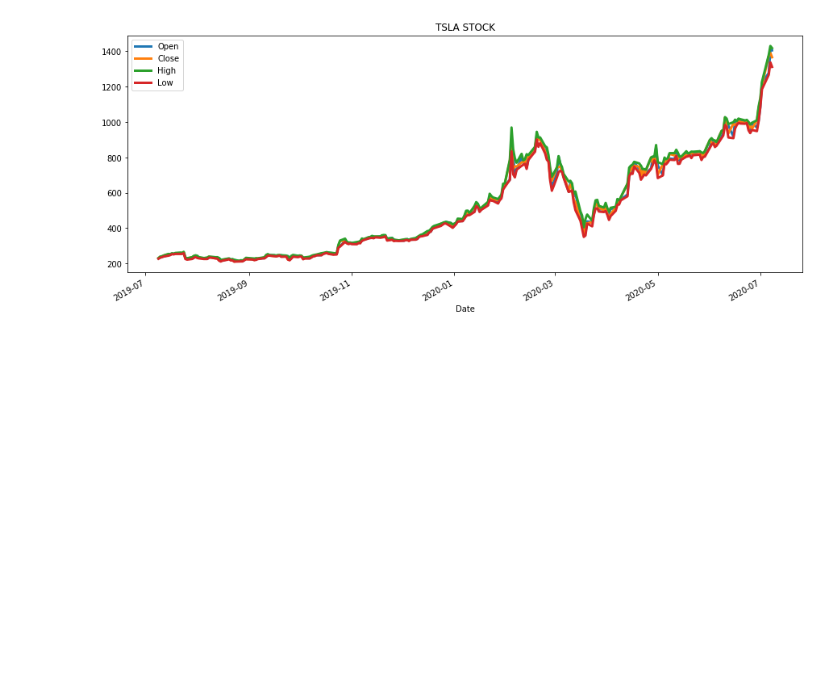
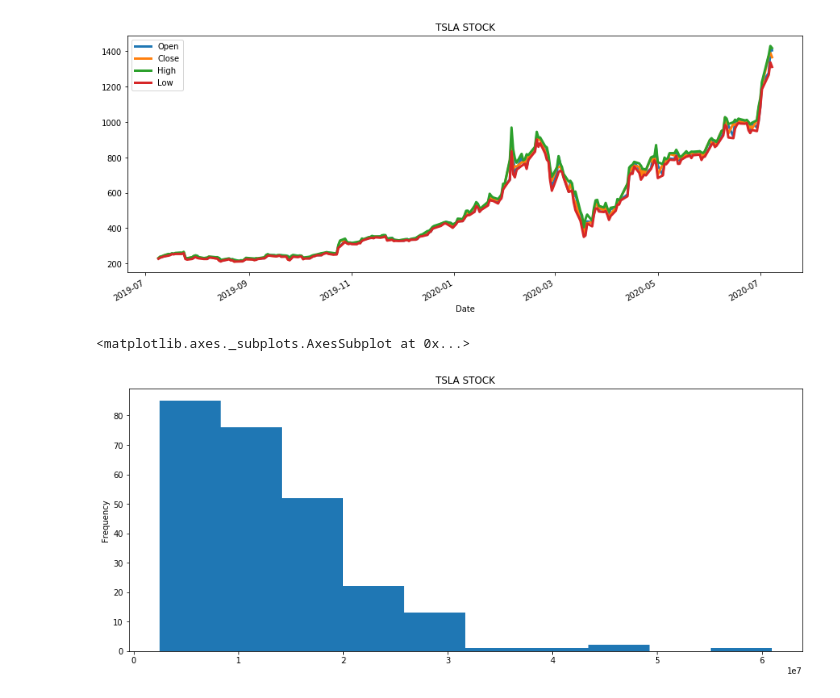
Before and after one commit to rooneyrulz/tesla_stock_analysis, a Jupyter notebook: Predictions.ipynb, the cells around one changed output. Saved outputs shown, nothing was run; the diff lists cells and outputs as text; code cells hidden in the pictures; blank space fills up the shorter version.

Commit message:
visualized the volume

```diff
--- a/Predictions.ipynb
+++ b/Predictions.ipynb
@@ -42,3 +42,9 @@ tsla_data[['Open', 'Close', 'High', 'Low']].plot(linewidth=3, figsize=(15, 6), t
 # %% [output]
 <matplotlib.axes._subplots.AxesSubplot at 0x...>
 [figure]
+# %%
+# Let's Analyze and Visualize The Volume
+tsla_data['Volume'].plot.hist(figsize=(15, 6), title='TSLA STOCK')
+# %% [output]
+<matplotlib.axes._subplots.AxesSubplot at 0x...>
+[figure, added]
```
